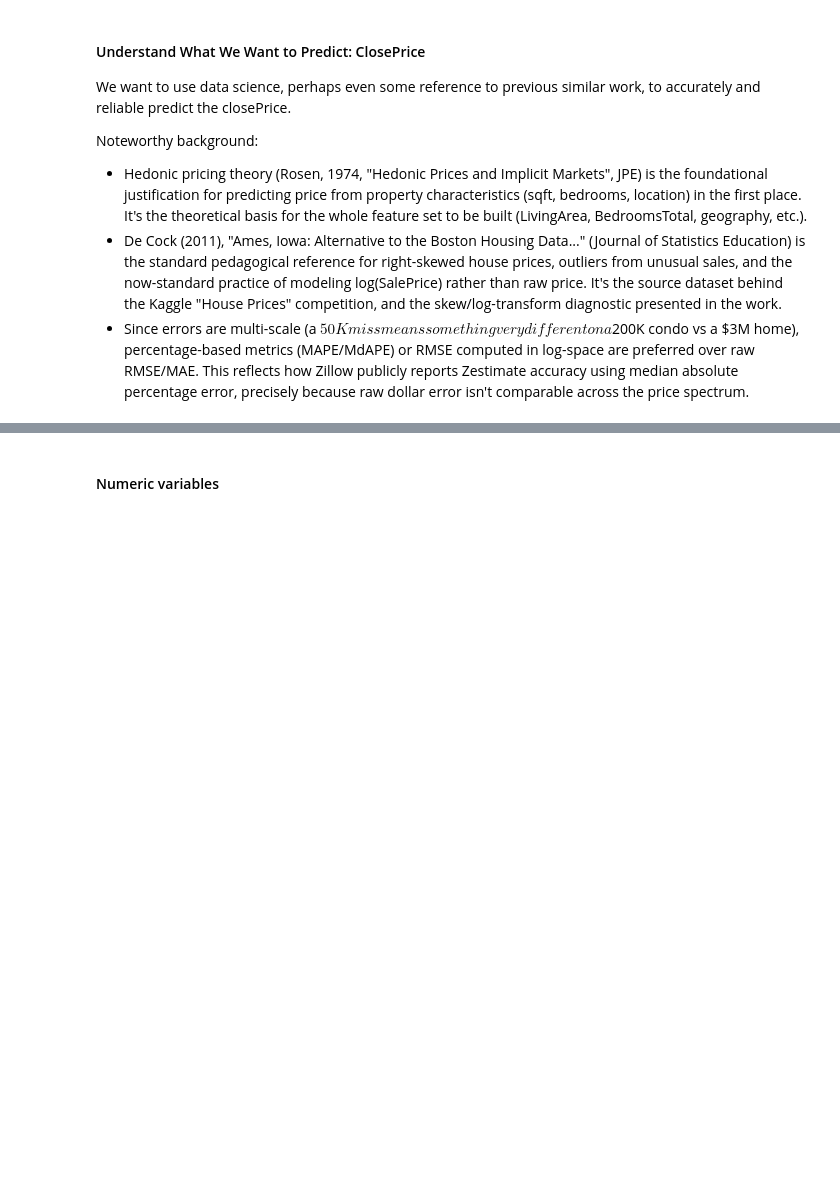
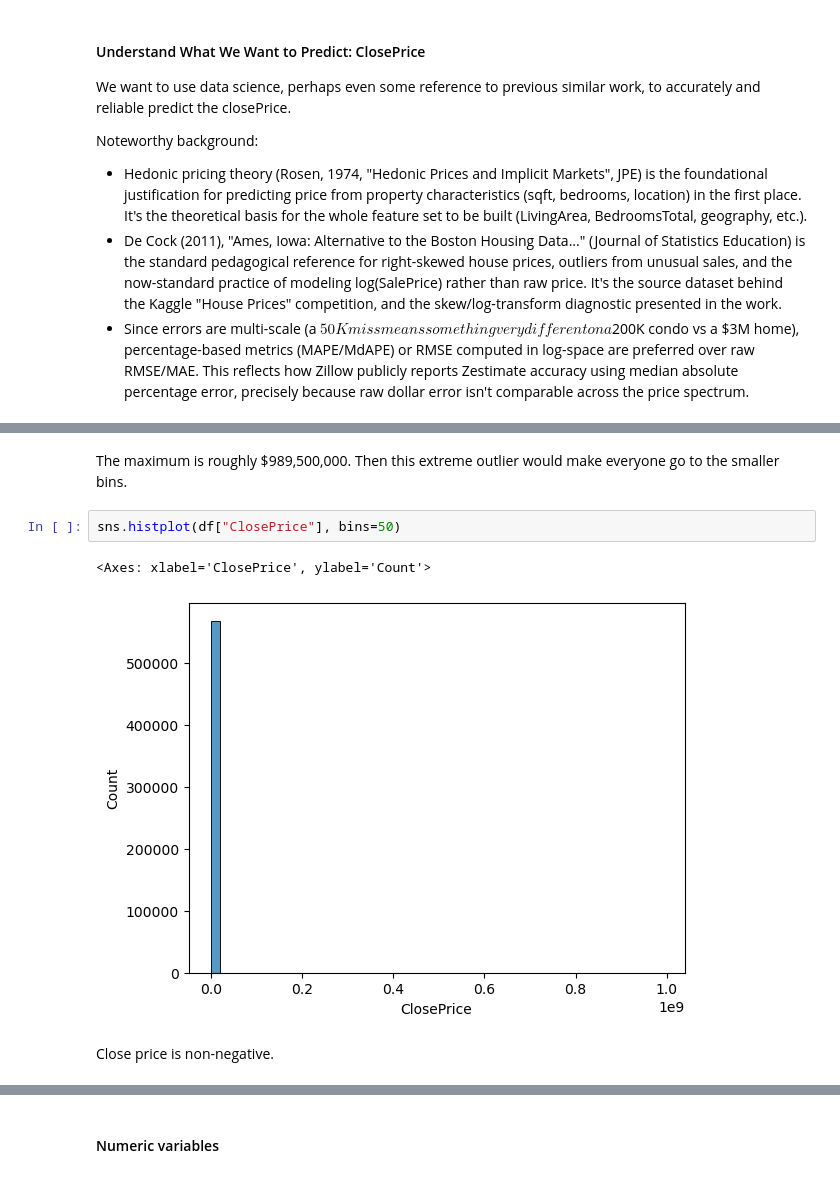
Before and after one commit to eemilycchen/IDX-Exchange-Data-Science, a Jupyter notebook: 01_exploration.ipynb, the cells around one changed output, grey strips where cells are left out. Saved outputs shown, nothing was run; the diff lists cells and outputs as text; blank space fills up the shorter version.

```diff
--- a/01_exploration.ipynb
+++ b/01_exploration.ipynb
@@ -444,0 +453,9 @@ Noteworthy background:
+# %% [markdown]
+The maximum is roughly \$989,500,000. Then this extreme outlier would make everyone go to the smaller bins.
+# %%
+sns.histplot(df["ClosePrice"], bins=50)
+# %% [output]
+<Axes: xlabel='ClosePrice', ylabel='Count'>
+[figure, added]
+# %% [markdown]
+Close price is non-negative.
```
Also changed, not shown: parts of 28 cells of this notebook.
